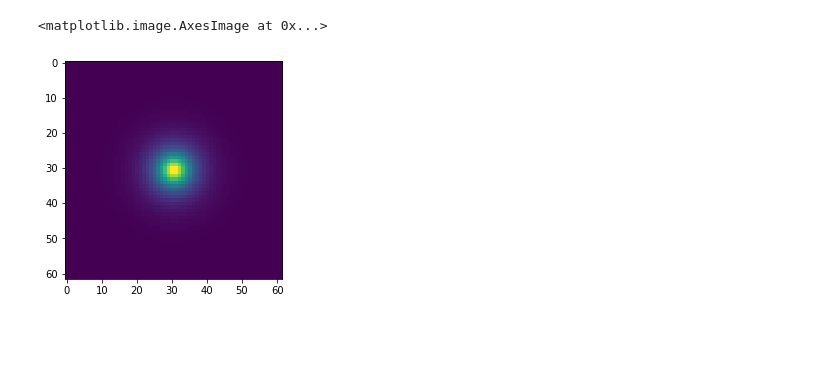
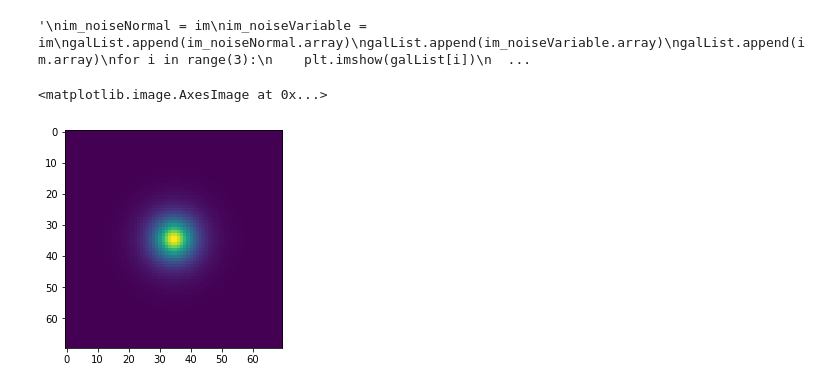
Before and after one commit to norrisbach/Metacal, a Jupyter notebook: metacal.ipynb, the cells around one changed output. Drawn from its saved outputs; the diff is of its cells as text; code cells hidden in the pictures; blank space fills up the shorter version.

```diff
--- a/metacal.ipynb
+++ b/metacal.ipynb
@@ -247,22 +257,49 @@ Text(0, 0.5, '$g_{measured}$')
 # %%
-def drawGal():
+def drawGal(pick):
 
     scale    = 0.263
     psf_fwhm = 0.9
     gal_hlr  = 0.5
+    noise = 0.001
+    random = galsim.BaseDeviate(1000)
 
     psf = galsim.Moffat(beta=2.5, fwhm=psf_fwhm,).shear(g1=0, g2=0,)
 
 
-    obj0 = galsim.Exponential(half_light_radius=gal_hlr)
+    obj0 = galsim.Exponential(half_light_radius=gal_hlr*3)
 
     obj = galsim.Convolve(psf, obj0)
 
     im = obj.drawImage(scale=scale)
 
-    return plt.imshow(im.array)
+    if(pick == 1):
+        im += rng.normal(scale=noise, size=im.array.shape)
+    if(pick == 2):
+        var_image= im + noise
+        varNoise = galsim.VariableGaussianNoise(random, var_image)
+        im.addNoise(varNoise)
+    return(plt.imshow(im.array))
+
+"""
+im_noiseNormal = im
+im_noiseVariable = im
+galList.append(im_noiseNormal.array)
+galList.append(im_noiseVariable.array)
+galList.append(im.array)
+for i in range(3):
+    plt.imshow(galList[i])
+
+plt.plot(im_noiseNormal)
+plt.plot(im_noiseVariable.array)
+plt.plot(im.array)
+
+plt.show()
+"""
+# %% [output]
+'\nim_noiseNormal = im\nim_noiseVariable = im\ngalList.append(im_noiseNormal.array)\ngalList.append(im_noiseVariable.array)\ngalList.append(im.array)\nfor i in range(3):\n    plt.imshow(galList[i])\n  ...
 # %%
-drawGal()
+noise_type = 0
+drawGal(noise_type)
 # %% [output]
 <matplotlib.image.AxesImage at 0x...>
-[figure, old version]
+[figure, new version]
```
Also changed, not shown: parts of 4 cells of this notebook.
